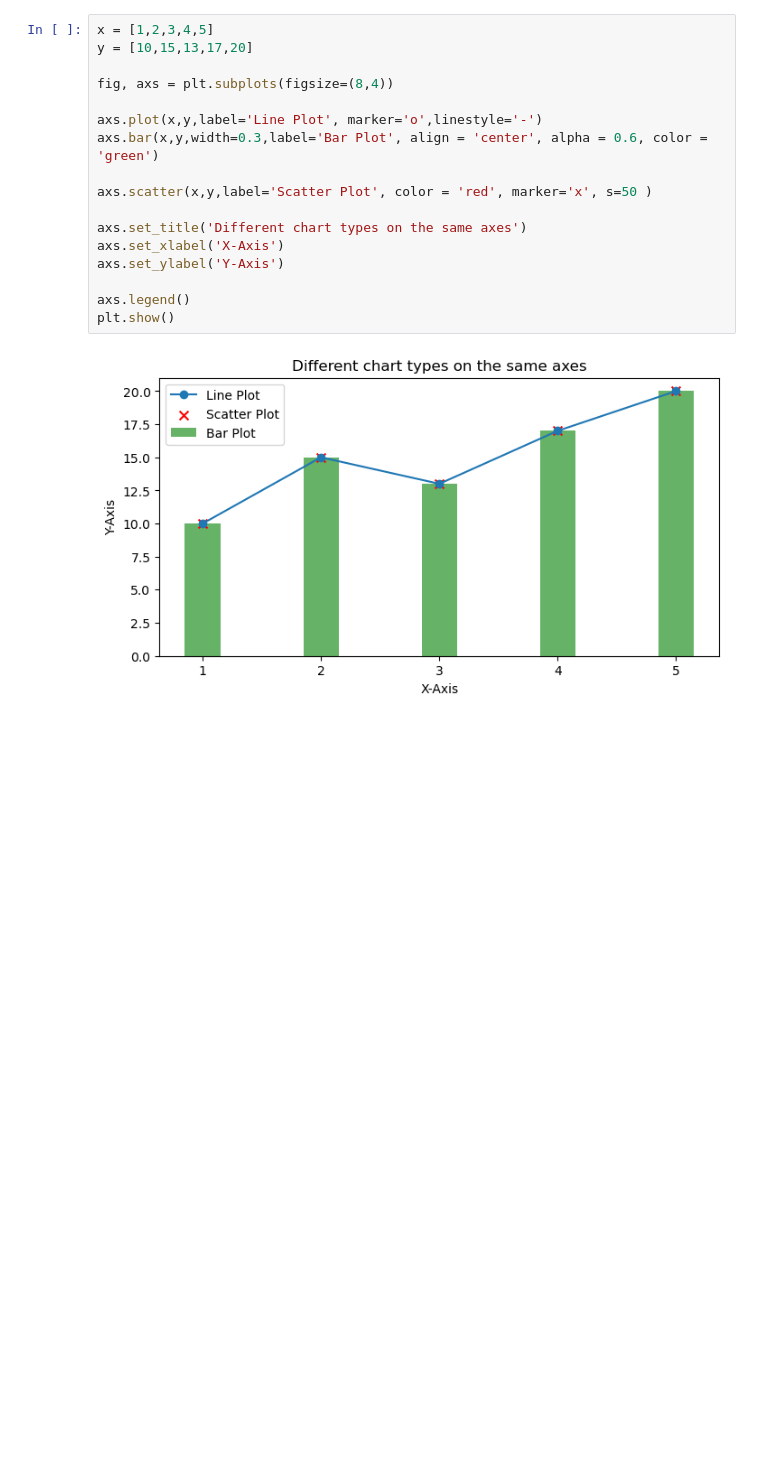
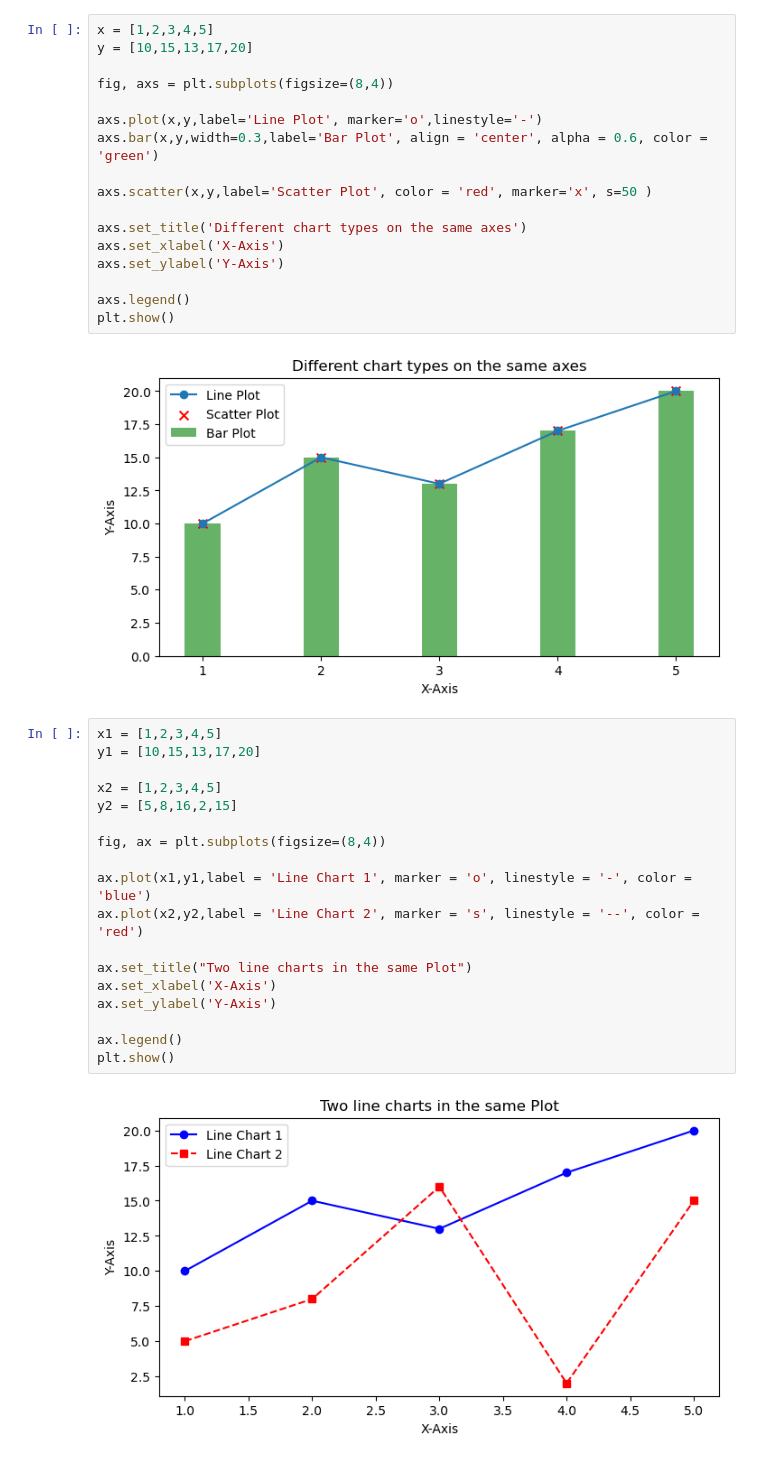
Before and after one commit to emiiliiojose/Machine-Learning, a Jupyter notebook: Week 4 Machine Learning.ipynb, the cells around one changed output. Drawn from its saved outputs; the diff is of its cells as text; blank space fills up the shorter version.

```diff
--- a/Week 4 Machine Learning.ipynb
+++ b/Week 4 Machine Learning.ipynb
@@ -53,3 +53,23 @@ axs.legend()
 plt.show()
 # %% [output]
 [figure]
+# %%
+x1 = [1,2,3,4,5]
+y1 = [10,15,13,17,20]
+
+x2 = [1,2,3,4,5]
+y2 = [5,8,16,2,15]
+
+fig, ax = plt.subplots(figsize=(8,4))
+
+ax.plot(x1,y1,label = 'Line Chart 1', marker = 'o', linestyle = '-', color = 'blue')
+ax.plot(x2,y2,label = 'Line Chart 2', marker = 's', linestyle = '--', color = 'red')
+
+ax.set_title("Two line charts in the same Plot")
+ax.set_xlabel('X-Axis')
+ax.set_ylabel('Y-Axis')
+
+ax.legend()
+plt.show()
+# %% [output]
+[figure, added]
```
